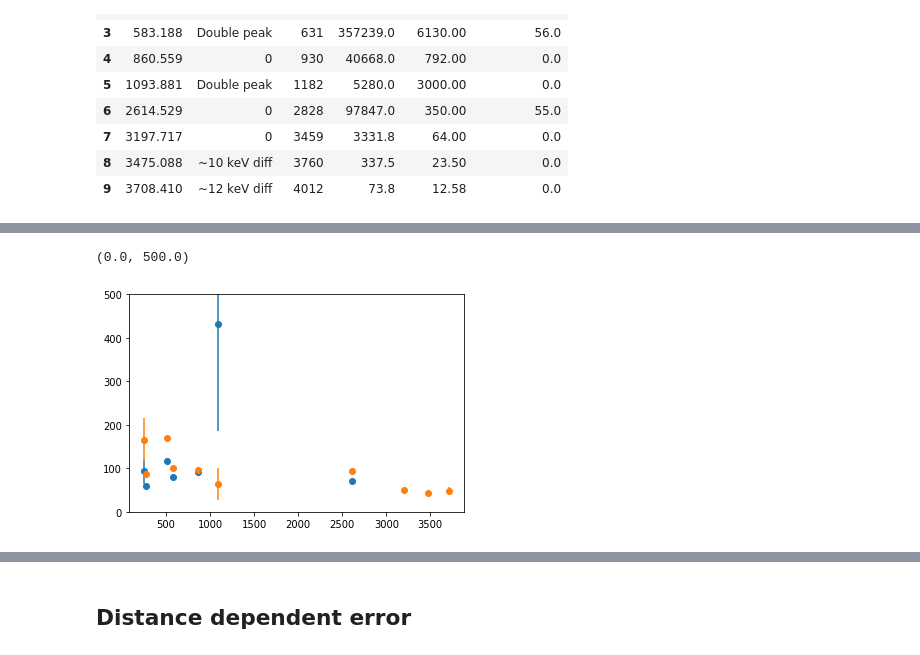
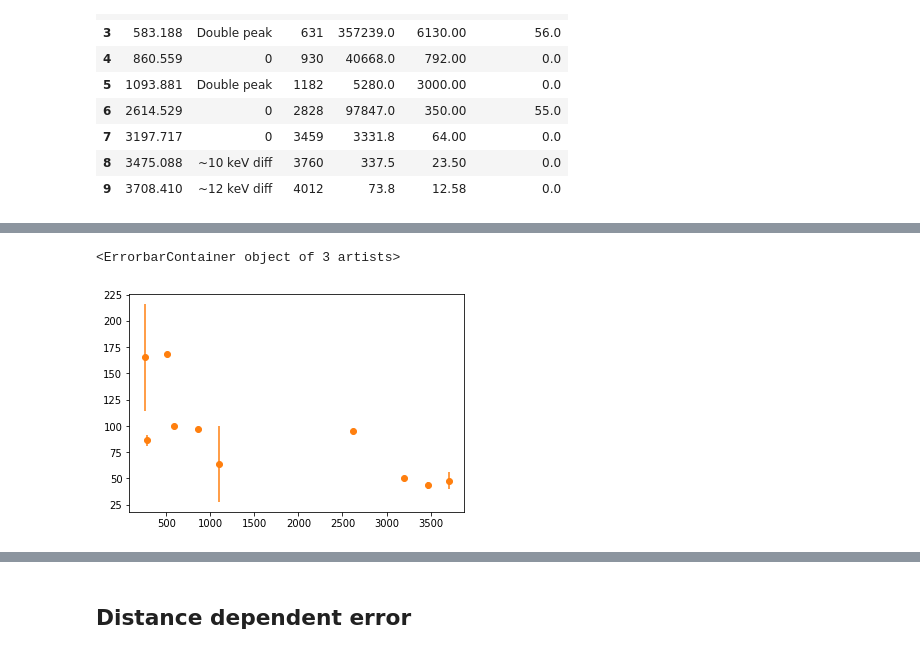
Before and after one commit to Balazzs/HPGECalorimeter, a Jupyter notebook: Efficiency.ipynb, the cells around one changed output, grey strips where cells are left out. Saved outputs shown, nothing was run; the diff lists cells and outputs as text; code cells hidden in the pictures.

Commit message:
fig output changed to pdf + plot of uncorr + 2mm A
- svg -> eps conversion was ugly and eps cant handle transparency :(

```diff
--- a/Efficiency.ipynb
+++ b/Efficiency.ipynb
@@ -90,7 +90,7 @@ def get_efficiencies_of_mono_energies (mono_energies, mono_datas):
     return np.array(photo_efficiencies), np.array(full_efficiencies)
 # %%
 fig_dir = "figures/"
-fig_ext = ".svg"
+fig_ext = ".pdf"
 
 def fig_name (name):
     return fig_dir + name + fig_ext
@@ -468,8 +487,5 @@ A,  A_err  = get_A_and_error(P)
 # %%
-plt.errorbar(measurement["Energy"], A0, A0_err, fmt="o")
-plt.errorbar(measurement["Energy"], A,  A_err,  fmt="o")
-
-plt.ylim(0, 500)
+plt.errorbar(measurement["Energy"], A, A_err, fmt= "o", color="C1")
 # %% [output]
-(0.0, 500.0)
+<ErrorbarContainer object of 3 artists>
-[figure, old version]
+[figure, new version]
```
Also changed, not shown: parts of 4 cells of this notebook, 14 other files.
